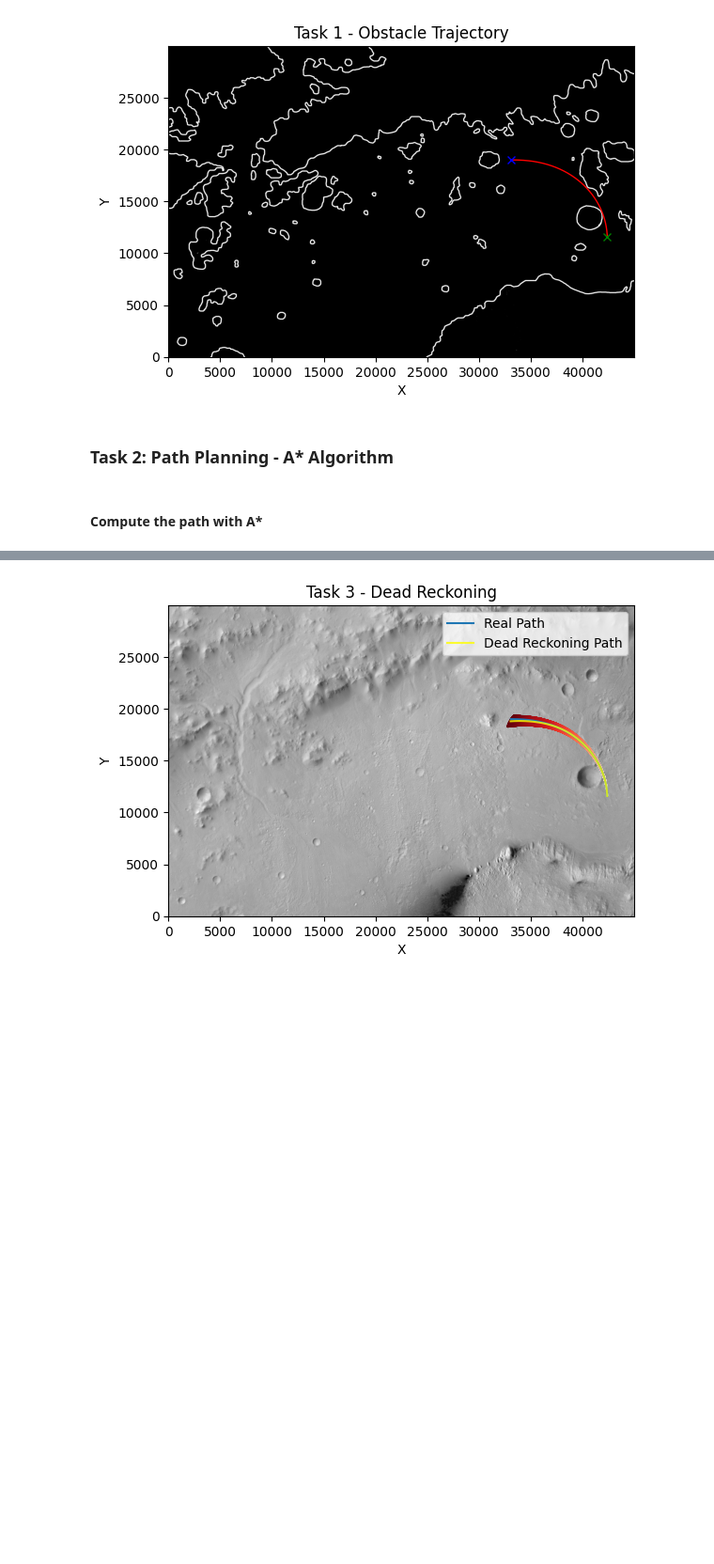
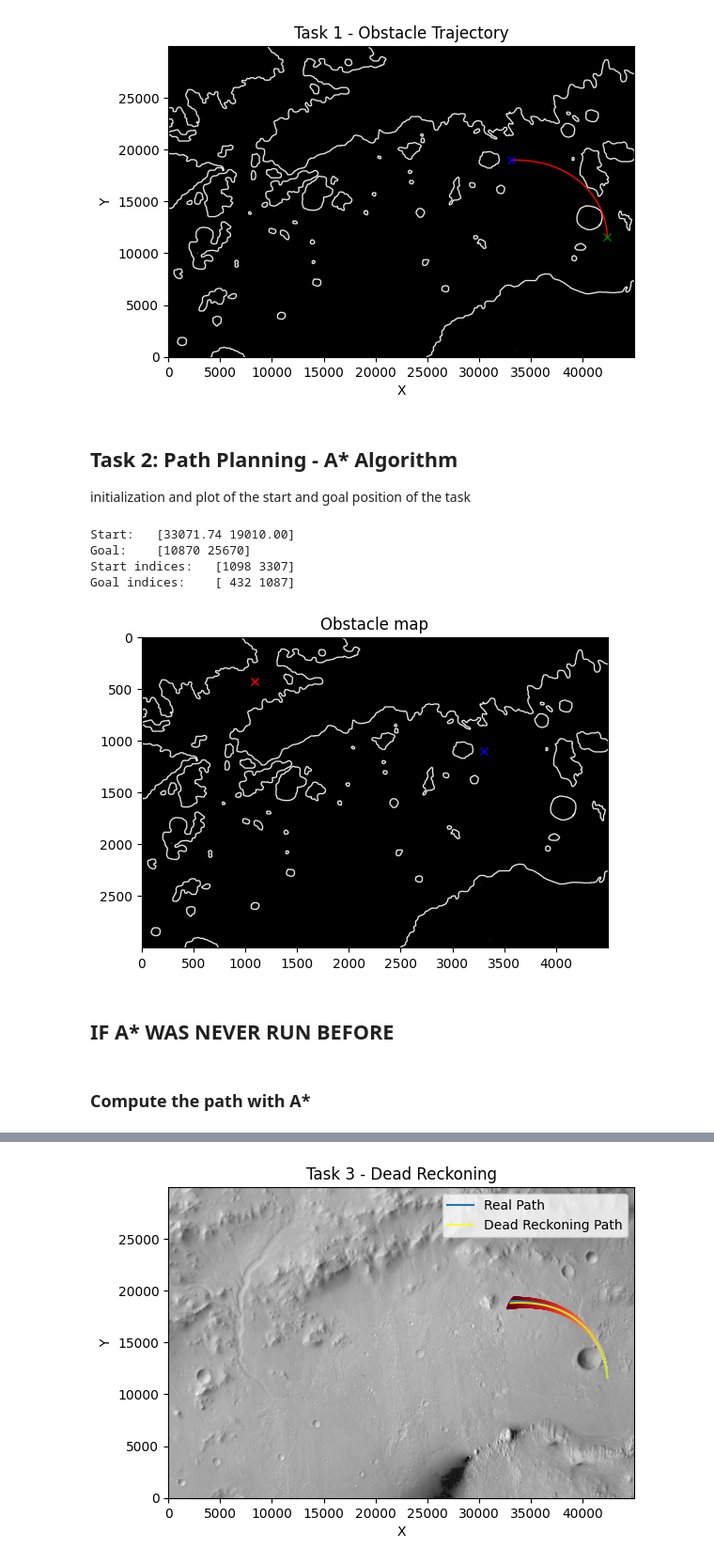
Before and after one commit to SwellPoem/Curiosity_Rover_proj, a Jupyter notebook: main.ipynb, the cells around one changed output, grey strips where cells are left out. Shown at 94% size. Saved outputs shown, nothing was run; the diff lists cells and outputs as text; code cells hidden in the pictures; blank space fills up the shorter version.

Commit message:
try optional + reconstructed A* path

```diff
--- a/main.ipynb
+++ b/main.ipynb
@@ -226,30 +212,42 @@ plt.show()
 # %% [output]
 [figure]
 # %% [markdown]
-### Task 2: Path Planning - A* Algorithm
+## Task 2: Path Planning - A* Algorithm
+initialization and plot of the start and goal position of the task
 # %%
 # Start and Goal Coordinates
 # the start is the stored value of the real final state of the robot from the previous task
 A_star_start = Position1r[0:2]
 # the goal is the previously defined Position2
 A_star_goal = np.array([Position2[0], Position2[1]])
 
+print('Start:\t', A_star_start)
+print('Goal:\t', A_star_goal)
+
 #convert the positions in map indices (pixels) since A* will need pixels to find a path
-A_star_start = get_indices(A_star_start, X, Y, mapRes)
-A_star_goal = get_indices(A_star_goal, X, Y, mapRes)
+A_star_start_ind = get_indices(A_star_start, X, Y, mapRes)
+A_star_goal_ind = get_indices(A_star_goal, X, Y, mapRes)
 
 #display the values of the start and goal coordinates
-print('Start indices:\t', A_star_start)
-print('Goal indices:\t', A_star_goal)
+print('Start indices:\t', A_star_start_ind)
+print('Goal indices:\t', A_star_goal_ind)
 
 # Obstacle map with start and goal coordinates
 plt.figure("Obstacle map")
 plt.title("Obstacle map")
 plt.imshow(obstacleMap, cmap='gray')
-plt.plot([A_star_start[1]], [A_star_start[0]], 'bx', markersize=6)
-plt.plot([A_star_goal[1]], [A_star_goal[0]], 'rx', markersize=6)
+plt.plot([A_star_start_ind[1]], [A_star_start_ind[0]], 'bx', markersize=6)
+plt.plot([A_star_goal_ind[1]], [A_star_goal_ind[0]], 'rx', markersize=6)
 plt.show()
+# %% [output]
+Start:   [33071.74 19010.00]
+Goal:    [10870 25670]
+Start indices:   [1098 3307]
+Goal indices:    [ 432 1087]
+[figure, added]
+# %% [markdown]
+## IF A* WAS NEVER RUN BEFORE
 # %% [markdown]
-#### Compute the path with A*
+### Compute the path with A*
 # %%
 # find the path using A* algorithm
```
Also changed, not shown: parts of 31 cells of this notebook, 3 other files.
